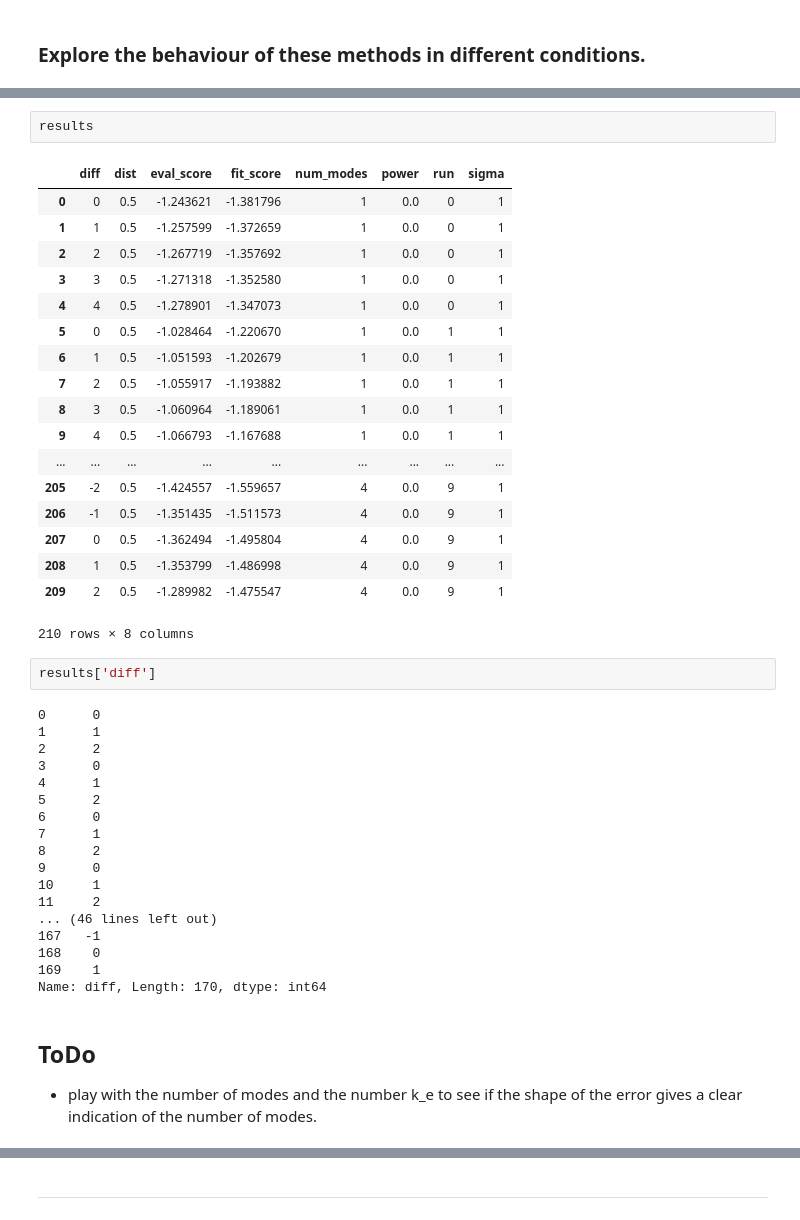
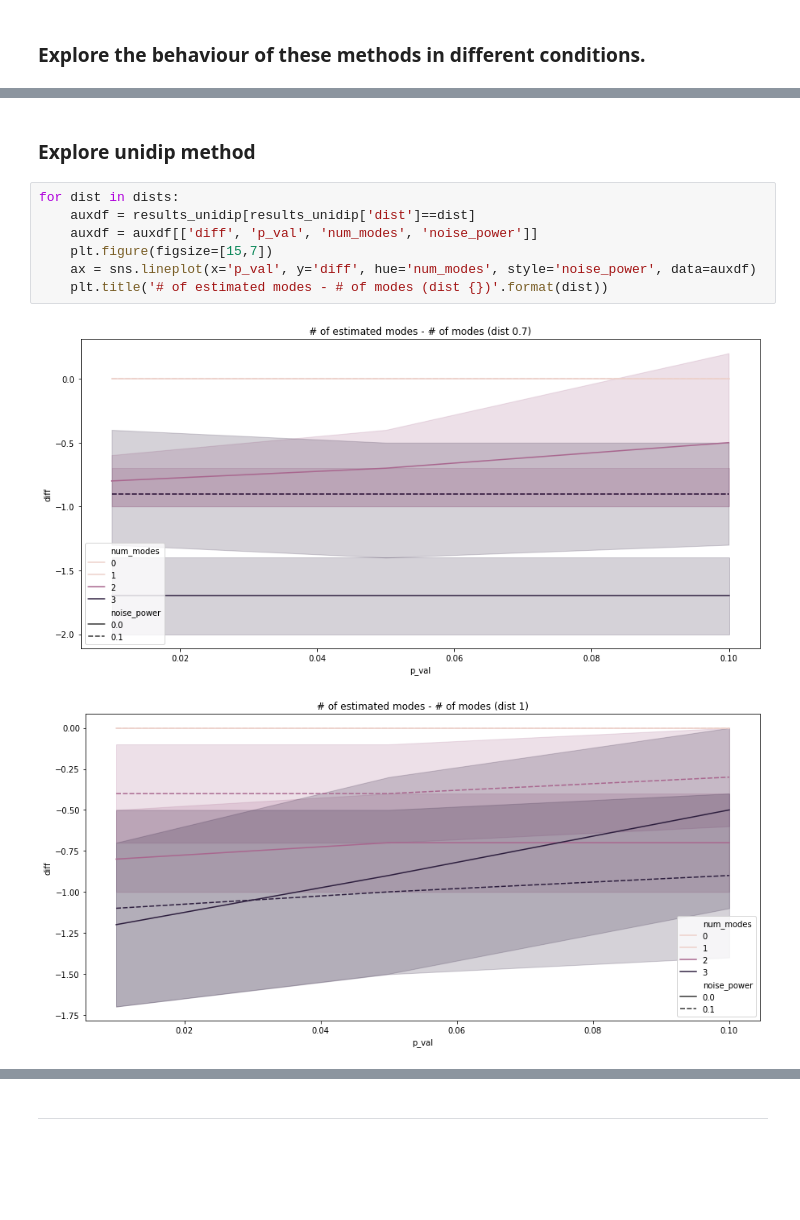
Before and after one commit to matiasdm/notes-on-deep-learning, a Jupyter notebook: notebooks/GaussianMixtureExtimation.ipynb, the cells around one changed output, grey strips where cells are left out. Saved outputs shown, nothing was run; the diff lists cells and outputs as text; blank space fills up the shorter version.

```diff
--- a/notebooks/GaussianMixtureExtimation.ipynb
+++ b/notebooks/GaussianMixtureExtimation.ipynb
@@ -105,44 +133,12 @@ Text(0.5, 1.0, 'fit score')
-# %%
-results
-# %% [output]
-|  | diff | dist | eval_score | fit_score | num_modes | power | run | sigma |
-| 0 | 0 | 0.5 | -1.243621 | -1.381796 | 1 | 0.0 | 0 | 1 |
-| 1 | 1 | 0.5 | -1.257599 | -1.372659 | 1 | 0.0 | 0 | 1 |
-| 2 | 2 | 0.5 | -1.267719 | -1.357692 | 1 | 0.0 | 0 | 1 |
-| 3 | 3 | 0.5 | -1.271318 | -1.352580 | 1 | 0.0 | 0 | 1 |
-| 4 | 4 | 0.5 | -1.278901 | -1.347073 | 1 | 0.0 | 0 | 1 |
-| 5 | 0 | 0.5 | -1.028464 | -1.220670 | 1 | 0.0 | 1 | 1 |
-| 6 | 1 | 0.5 | -1.051593 | -1.202679 | 1 | 0.0 | 1 | 1 |
-| 7 | 2 | 0.5 | -1.055917 | -1.193882 | 1 | 0.0 | 1 | 1 |
-| 8 | 3 | 0.5 | -1.060964 | -1.189061 | 1 | 0.0 | 1 | 1 |
-| 9 | 4 | 0.5 | -1.066793 | -1.167688 | 1 | 0.0 | 1 | 1 |
-| ... | ... | ... | ... | ... | ... | ... | ... | ... |
-| 205 | -2 | 0.5 | -1.424557 | -1.559657 | 4 | 0.0 | 9 | 1 |
-| 206 | -1 | 0.5 | -1.351435 | -1.511573 | 4 | 0.0 | 9 | 1 |
-| 207 | 0 | 0.5 | -1.362494 | -1.495804 | 4 | 0.0 | 9 | 1 |
-| 208 | 1 | 0.5 | -1.353799 | -1.486998 | 4 | 0.0 | 9 | 1 |
-| 209 | 2 | 0.5 | -1.289982 | -1.475547 | 4 | 0.0 | 9 | 1 |
-210 rows × 8 columns
-# %%
-results['diff']
-# %% [output]
-0      0
-1      1
-2      2
-3      0
-4      1
-5      2
-6      0
-7      1
-8      2
-9      0
-10     1
-11     2
-... (46 lines left out)
-167   -1
-168    0
-169    1
-Name: diff, Length: 170, dtype: int64
-# %% [markdown]
-## ToDo
-- play with the number of modes and the number k_e to see if the shape of the error gives a clear indication of the number of modes.
+# %% [markdown]
+### Explore unidip method
+# %%
+for dist in dists:
+    auxdf = results_unidip[results_unidip['dist']==dist]
+    auxdf = auxdf[['diff', 'p_val', 'num_modes', 'noise_power']]
+    plt.figure(figsize=[15,7])
+    ax = sns.lineplot(x='p_val', y='diff', hue='num_modes', style='noise_power', data=auxdf)
+    plt.title('# of estimated modes - # of modes (dist {})'.format(dist))
+# %% [output]
+[figure, added]
+[figure, added]
```
Also changed, not shown: parts of 10 cells of this notebook.
